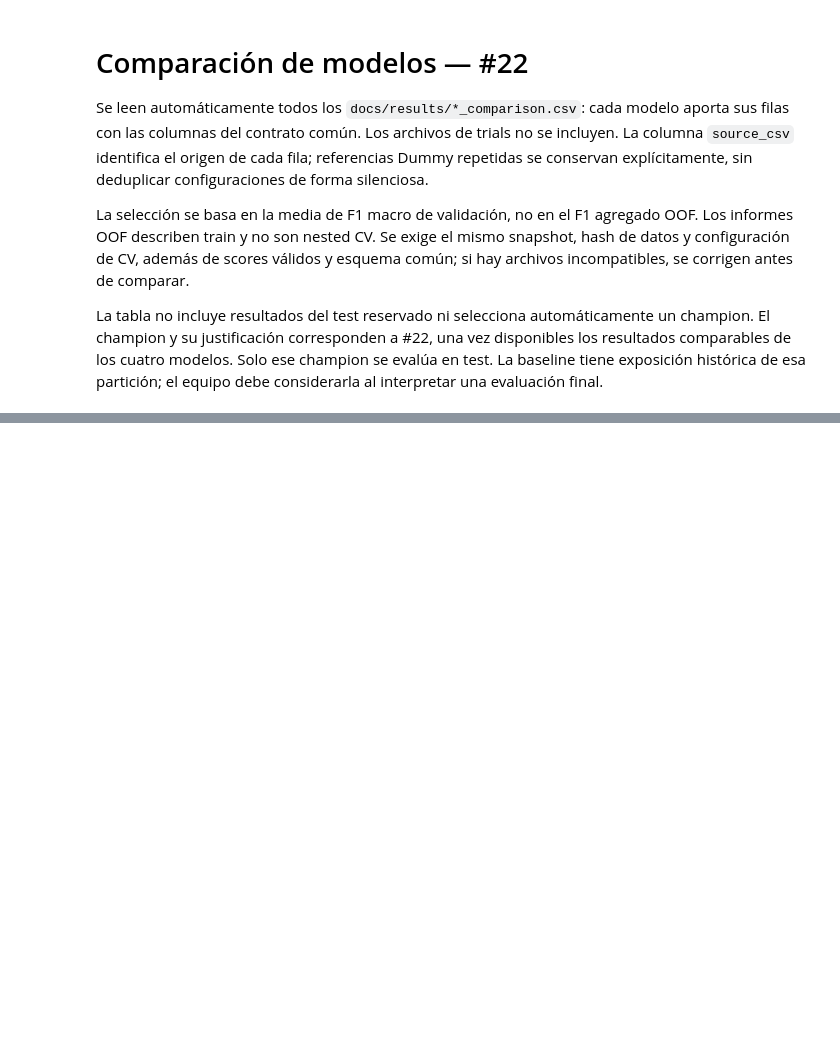
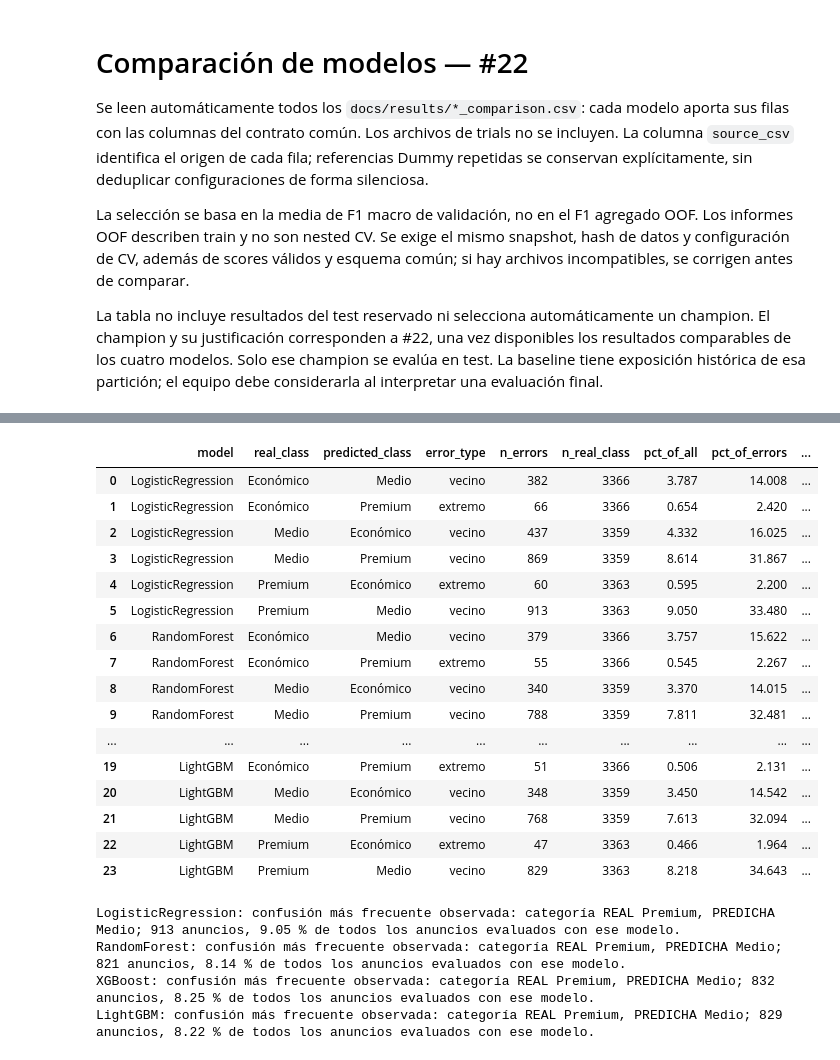
Before and after one commit to T6-P5-Classification/bcn-price-classifier, a Jupyter notebook: notebooks/08_comparison.ipynb, the cells around one changed output, grey strips where cells are left out. Cells and saved outputs as stored; diff of their text form; code cells hidden in the pictures; blank space fills up the shorter version.

```diff
--- a/notebooks/08_comparison.ipynb
+++ b/notebooks/08_comparison.ipynb
@@ -72,0 +232,33 @@ La tabla no declara un champion ni evalúa el test reservado.
+# %%
+display(error_directions[['model', 'real_class', 'predicted_class', 'error_type', 'n_errors',
+                          'n_real_class', 'pct_of_all', 'pct_of_errors', 'pct_of_real_class']].round(3))
+assert len(error_directions) == len(MODELS) * 6
+for name in MODELS:
+    table = error_directions.loc[error_directions['model'] == name]
+    assert table['n_errors'].sum() == diagnostics[name]['summary']['n_errors']
+    largest = table.loc[table['n_errors'].idxmax()]
+    print(f'{name}: confusión más frecuente observada: categoría REAL {largest["real_class"]}, '
+          f'PREDICHA {largest["predicted_class"]}; {int(largest["n_errors"])} anuncios, '
+          f'{largest["pct_of_all"]:.2f} % de todos los anuncios evaluados con ese modelo.')
+# %% [output]
+|  | model | real_class | predicted_class | error_type | n_errors | n_real_class | pct_of_all | pct_of_errors | ... |
+| 0 | LogisticRegression | Económico | Medio | vecino | 382 | 3366 | 3.787 | 14.008 | ... |
+| 1 | LogisticRegression | Económico | Premium | extremo | 66 | 3366 | 0.654 | 2.420 | ... |
+| 2 | LogisticRegression | Medio | Económico | vecino | 437 | 3359 | 4.332 | 16.025 | ... |
+| 3 | LogisticRegression | Medio | Premium | vecino | 869 | 3359 | 8.614 | 31.867 | ... |
+| 4 | LogisticRegression | Premium | Económico | extremo | 60 | 3363 | 0.595 | 2.200 | ... |
+| 5 | LogisticRegression | Premium | Medio | vecino | 913 | 3363 | 9.050 | 33.480 | ... |
+| 6 | RandomForest | Económico | Medio | vecino | 379 | 3366 | 3.757 | 15.622 | ... |
+| 7 | RandomForest | Económico | Premium | extremo | 55 | 3366 | 0.545 | 2.267 | ... |
+| 8 | RandomForest | Medio | Económico | vecino | 340 | 3359 | 3.370 | 14.015 | ... |
+| 9 | RandomForest | Medio | Premium | vecino | 788 | 3359 | 7.811 | 32.481 | ... |
+| ... | ... | ... | ... | ... | ... | ... | ... | ... | ... |
+| 19 | LightGBM | Económico | Premium | extremo | 51 | 3366 | 0.506 | 2.131 | ... |
+| 20 | LightGBM | Medio | Económico | vecino | 348 | 3359 | 3.450 | 14.542 | ... |
+| 21 | LightGBM | Medio | Premium | vecino | 768 | 3359 | 7.613 | 32.094 | ... |
+| 22 | LightGBM | Premium | Económico | extremo | 47 | 3363 | 0.466 | 1.964 | ... |
+| 23 | LightGBM | Premium | Medio | vecino | 829 | 3363 | 8.218 | 34.643 | ... |
+LogisticRegression: confusión más frecuente observada: categoría REAL Premium, PREDICHA Medio; 913 anuncios, 9.05 % de todos los anuncios evaluados con ese modelo.
+RandomForest: confusión más frecuente observada: categoría REAL Premium, PREDICHA Medio; 821 anuncios, 8.14 % de todos los anuncios evaluados con ese modelo.
+XGBoost: confusión más frecuente observada: categoría REAL Premium, PREDICHA Medio; 832 anuncios, 8.25 % de todos los anuncios evaluados con ese modelo.
+LightGBM: confusión más frecuente observada: categoría REAL Premium, PREDICHA Medio; 829 anuncios, 8.22 % de todos los anuncios evaluados con ese modelo.
```
Also changed, not shown: parts of 13 cells of this notebook, 12 other files.
